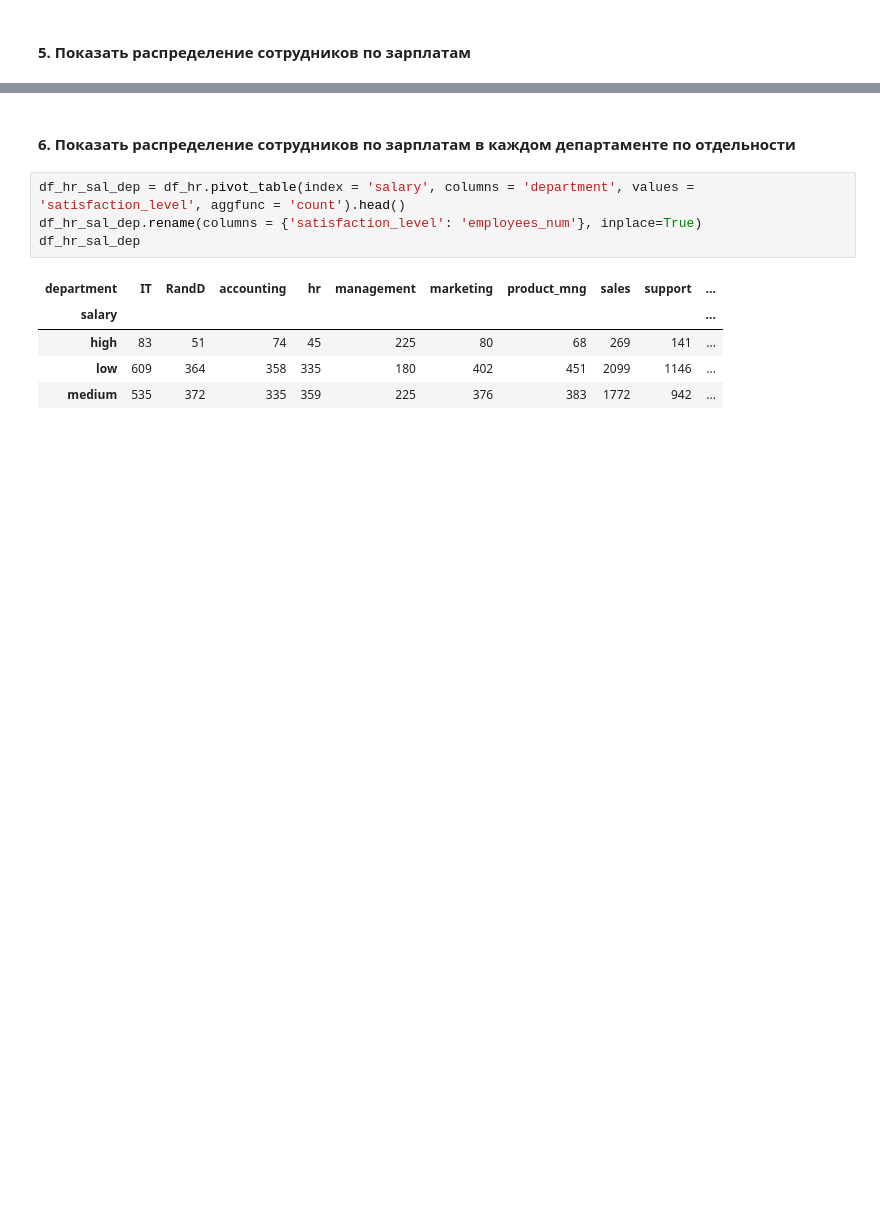
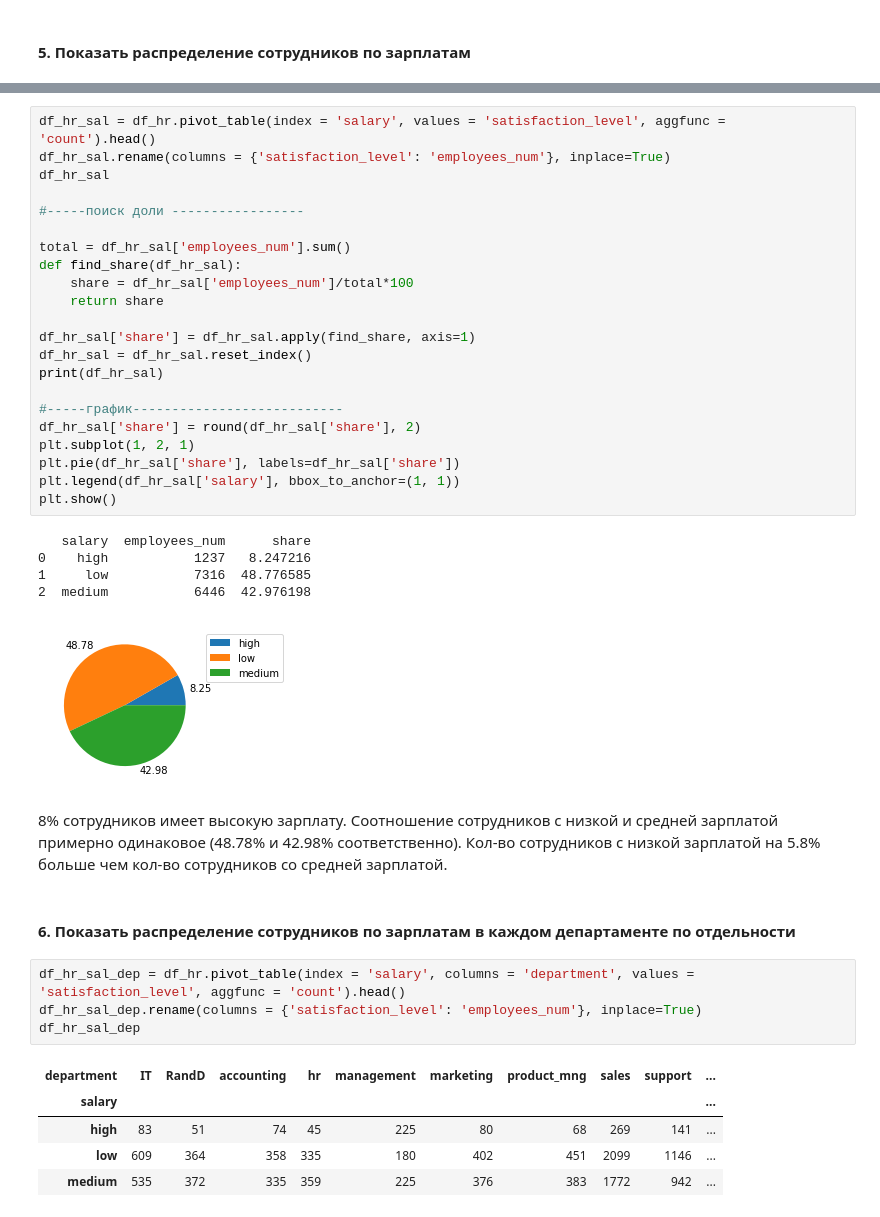
Before and after one commit to KseniyaBoeva/lessons, a Jupyter notebook: Диплом/Итоговая_работа.ipynb, the cells around one changed output, grey strips where cells are left out. Cells and saved outputs as stored; diff of their text form; blank space fills up the shorter version.

```diff
--- a/Диплом/Итоговая_работа.ipynb
+++ b/Диплом/Итоговая_работа.ipynb
@@ -121,3 +123,34 @@ df_hr_sal
+# %%
+df_hr_sal = df_hr.pivot_table(index = 'salary', values = 'satisfaction_level', aggfunc = 'count').head()
+df_hr_sal.rename(columns = {'satisfaction_level': 'employees_num'}, inplace=True)
+df_hr_sal
+
+#-----поиск доли -----------------
+
+total = df_hr_sal['employees_num'].sum()
+def find_share(df_hr_sal):
+    share = df_hr_sal['employees_num']/total*100
+    return share
+
+df_hr_sal['share'] = df_hr_sal.apply(find_share, axis=1)
+df_hr_sal = df_hr_sal.reset_index()
+print(df_hr_sal)
+
+#-----график---------------------------
+df_hr_sal['share'] = round(df_hr_sal['share'], 2)
+plt.subplot(1, 2, 1)
+plt.pie(df_hr_sal['share'], labels=df_hr_sal['share'])
+plt.legend(df_hr_sal['salary'], bbox_to_anchor=(1, 1))
+plt.show()
+# %% [output]
+   salary  employees_num      share
+0    high           1237   8.247216
+1     low           7316  48.776585
+2  medium           6446  42.976198
+[figure, added]
+# %% [markdown]
+8% сотрудников имеет высокую зарплату. Соотношение сотрудников с низкой и средней зарплатой примерно одинаковое (48.78% и 42.98% соответственно).
+Кол-во сотрудников с низкой зарплатой на 5.8% больше чем кол-во сотрудников со средней зарплатой.
 # %% [markdown]
 #### **6. Показать распределение сотрудников по зарплатам в каждом департаменте по отдельности**
 # %%
```
Also changed, not shown: parts of 4 cells of this notebook.
